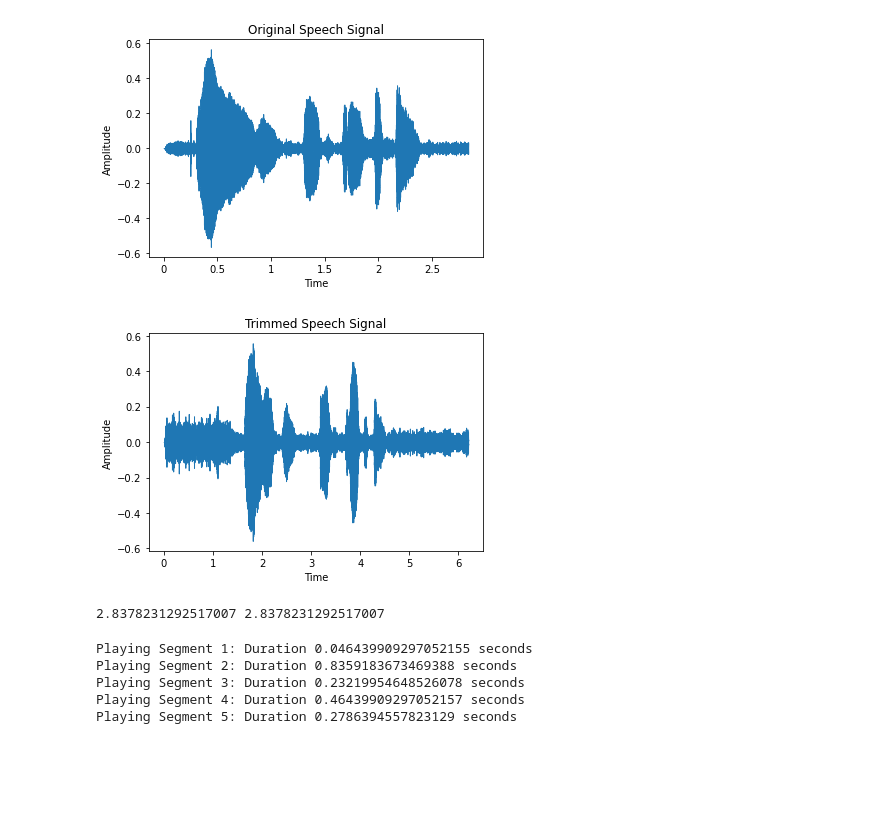
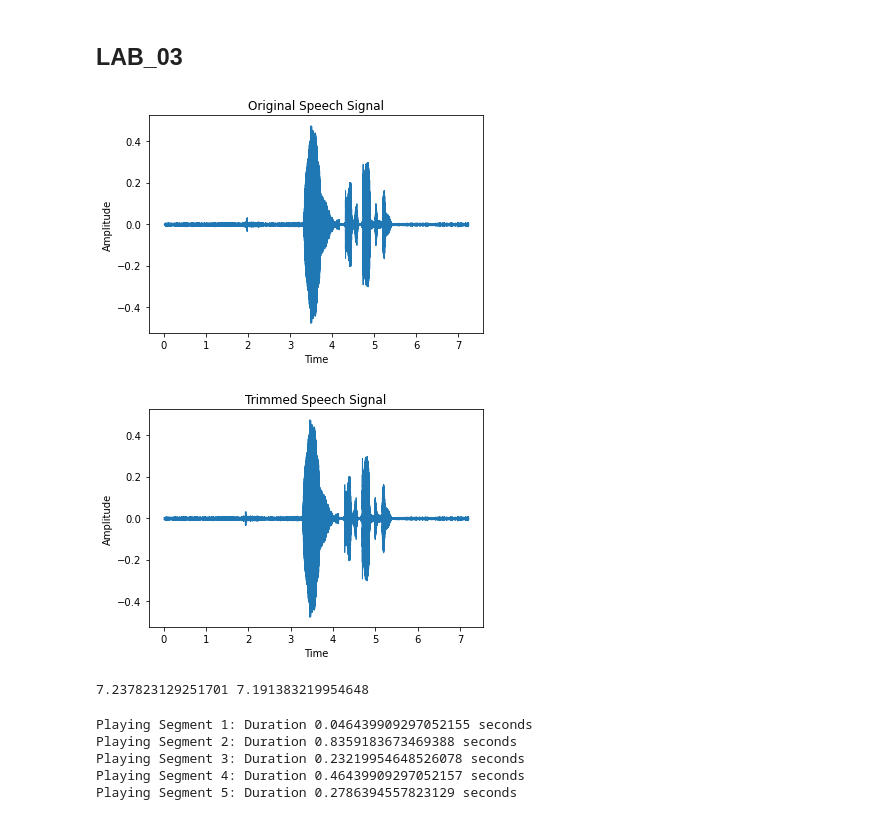
Before and after one commit to Jaswanthi8448/AI-In-Speech-Processing, a Jupyter notebook: LAB_03.ipynb, the cells around one changed output. Saved outputs shown, nothing was run; the diff lists cells and outputs as text; code cells hidden in the pictures; blank space fills up the shorter version.

```diff
--- a/LAB_03.ipynb
+++ b/LAB_03.ipynb
@@ -1,10 +1,11 @@
-# %%
-
-import librosa
-import matplotlib.pyplot as plt
-
-y, sr = librosa.load(r"C:\Users\THADAKALURU JASWANTH\Downloads\Sem 6 LAB\AISpeechProcessing\LAB_03Voice.opus")
-# Trim the beginning and ending silence
+# %% [markdown]
+## LAB_03
+# %%
+import librosa
+import matplotlib.pyplot as plt
+
+y, sr = librosa.load(r"C:\Users\THADAKALURU JASWANTH\Downloads\Sem 6 LAB\AISpeechProcessing\AI-IN-SPEECH.opus")
+# Trim the beginning and ending silence
 # %%
 librosa.display.waveshow(y, sr=sr)
 plt.title('Original Speech Signal')
@@ -12,20 +13,24 @@ plt.xlabel('Time')
 plt.ylabel('Amplitude')
 plt.show()
 # %% [output]
-[figure, old version]
+[figure, new version]
 # %%
+# Trim the silent parts from the beginning and end of the signal
+y_trimmed,index= librosa.effects.trim(y, top_db = 40)
+
+
 librosa.display.waveshow(y_trimmed, sr=sr)
 plt.title('Trimmed Speech Signal')
 plt.xlabel('Time')
 plt.ylabel('Amplitude')
 plt.show()
 # %% [output]
-[figure, old version]
+[figure, new version]
 # %%
-yt, index = librosa.effects.trim(y)
-print(librosa.get_duration(y=y), librosa.get_duration(y=yt))
+#yt, index = librosa.effects.trim(y)
+print(librosa.get_duration(y=y), librosa.get_duration(y=y_trimmed))
 # %% [output]
-2.8378231292517007 2.8378231292517007
+7.237823129251701 7.191383219954648
 # %%
 # Quetsion 2
 
```
